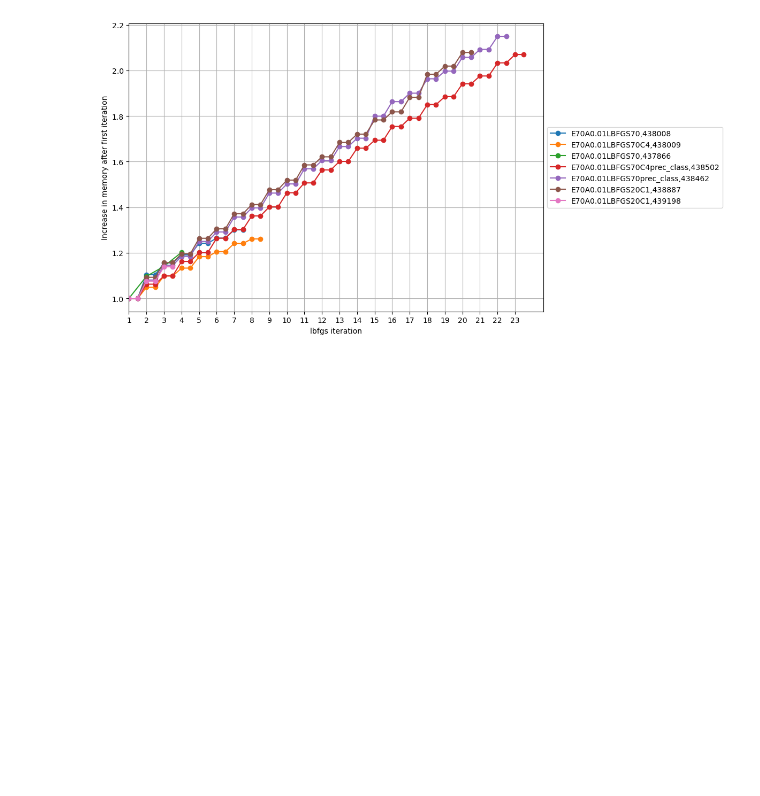
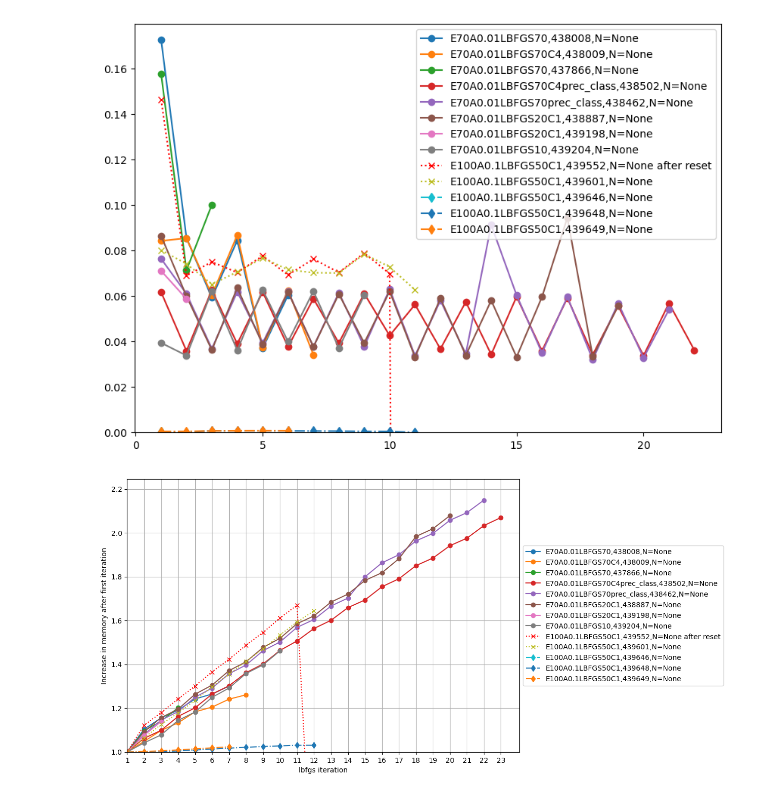
Before and after one commit to JohannesHaubner/mapMRI, a Jupyter notebook: examples/debugging/mem.ipynb, the cells around one changed output. Cells and saved outputs as stored; diff of their text form; code cells hidden in the pictures; blank space fills up the shorter version.

```diff
--- a/examples/debugging/mem.ipynb
+++ b/examples/debugging/mem.ipynb
@@ -34,7 +34,7 @@ def func(x, a, b,):
 
 # slurmids = [437738, 437739, 437740, 437762, 437768,437771,]
 
-
+slurmids=[]
 path = pathlib.Path("/home/bastian/D1/registration/mrislurm/")
 slurmids = [# 437776, 437782, 437847,
             # 437912, 437913, 437915,437918,437919,437920,437921,
@@ -43,17 +43,19 @@ slurmids = [# 437776, 437782, 437847,
             437866, # is the job on habaq
             438502, 438462,
             438887, # is the job with no resacling
-                        439198, # is the job on milanq
-
+            439198, # is the job on milanq
+            439204, # is the restart job
+            439552, 439601,
+            439646, 439648,439649
             ]
 
 # path = pathlib.Path("/home/bastian/D1/registration/cubeslurm/")
-# slurmids = [
-#             # 438207, 438208, 438210, 438211, 438212, 438214, 438215, 438216,
-#             # 438217, 438218, 438219, 438220, 438224,
-#             # 438294,438293, 438296, 438299, 438301,  438302, 438304, 438306, 438307, 438308,
-#             # 439209, 439210, 439213, 439214, 439215, 439217, 439293
-#             ]
+# # slurmids = [
+# #             # 438207, 438208, 438210, 438211, 438212, 438214, 438215, 438216,
+# #             # 438217, 438218, 438219, 438220, 438224,
+# #             # 438294,438293, 438296, 438299, 438301,  438302, 438304, 438306, 438307, 438308,
+# #             # 439209, 439210, 439213, 439214, 439215, 439217, 439293
+# #             ]
 
 
 # slurmids += list(range(439294, 439306))
@@ -66,6 +68,9 @@ mem0 = []
 
 
 print("Total number of log files", len(slurmids))
+
+fig2 = plt.figure(figsize=(10,7))
+ax2 = plt.subplot(111)
 
 fig = plt.figure(figsize=(10,7))
 ax = plt.subplot(111)
@@ -85,7 +90,8 @@ for slurmid in slurmids:
 
     outfoldername = outfoldername.replace("\n", "").replace(" ", "")
 
-    print(filename, outfoldername, line_searches)
+    # print(filename, outfoldername, line_searches)
+
     try:
         mema[:,0]
         # print(mema[:, 0])
@@ -96,13 +102,18 @@ for slurmid in slurmids:
     marker = "o"
     linestyle = "-"
 
+
+    ###########################################################################################
+    #### Factor
     fac = 1
     fac = mema[0,1]
+    ###########################################################################################
 
-    # popt, pcov = curve_fit(func, mema[:,0], mema[:,1])
-    # print(slurmid, "linear slope=", popt[1])
 
-    label = outfoldername + "," + str(slurmid)
+    popt, pcov = curve_fit(func, mema[:,0], mema[:,1])
+    print(slurmid, "linear slope=", popt[1])
+
+    label = outfoldername + "," + str(slurmid) + ",N=" + str(ntasks)
 
     if ntasks is not None:
         label += str(ntasks).replace("\n", "")
@@ -128,24 +139,42 @@ for slurmid in slurmids:
         linestyle = ":"
         marker="p"
 
-    plt.plot(mema[:,0], mema[:,1] / fac, marker=marker, linestyle=linestyle, color=color,
+    if slurmid == 439551 or 439552 == slurmid:
+        label += " after reset"
+        color = "red"
+
+    if slurmid >= 439646:
+        marker = "d"
+        linestyle = "-."
+
+    if 1.5 in mema[:, 0]:
+        mema = mema[::2, :]
+
+    # print(slurmid, (mema[1:, 1] - mema[:-1,1]))
+
+    line = plt.plot(mema[:,0], mema[:,1] / fac, marker=marker, linestyle=linestyle, color=color,
             label=label,
             )
-    plt.legend()
 
+    color = line[-1].get_color()
+    ax2.plot(mema[:-1,0], mema[1:,1] - mema[:-1,1], marker=marker, linestyle=linestyle, color=color, label=label,)
+
+    # for key, item in line_searches.items():
+    #     ax2.plot(key, item, marker="o", color=color, markersize=20)
+
+    ax2.legend()
+    ax2.set_ylim(0, None)
     mem0.append(mema[-1,1] / mema[0,1])
 
 plt.xlabel("lbfgs iteration")
 if fac == 1:
     plt.ylabel("memory (TB)")
 else:
+    ax.set_ylim(1, None)
     plt.ylabel("Increase in memory after first iteration")
 plt.xlim(1, None)
 plt.xticks(list(range(1, int(plt.gca().get_xlim()[1]))))
-# plt.yticks([1 + x /1000 for x in range(0, 22, 2)])
 plt.grid()
 ax.legend(loc='center left', bbox_to_anchor=(1, 0.5))
-
-print(format(np.mean(mem0),".2e"), "+-", format(np.std(mem0), ".2e"))
 plt.show()
 # %% [output]
@@ -169 +198,2 @@ Total number of log files 7
-[figure, old version]
+[figure, new version]
+[figure, added]
```
Also changed, not shown: parts of 1 cell of this notebook, 7 other files.
